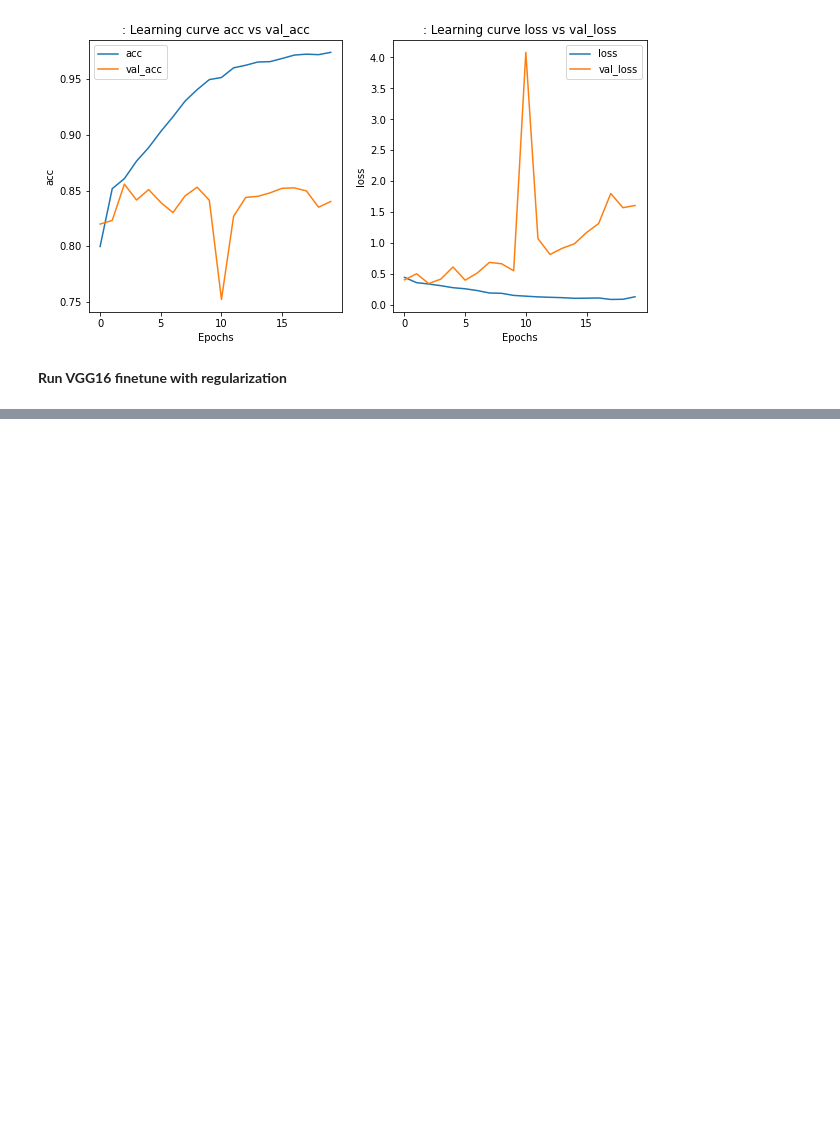
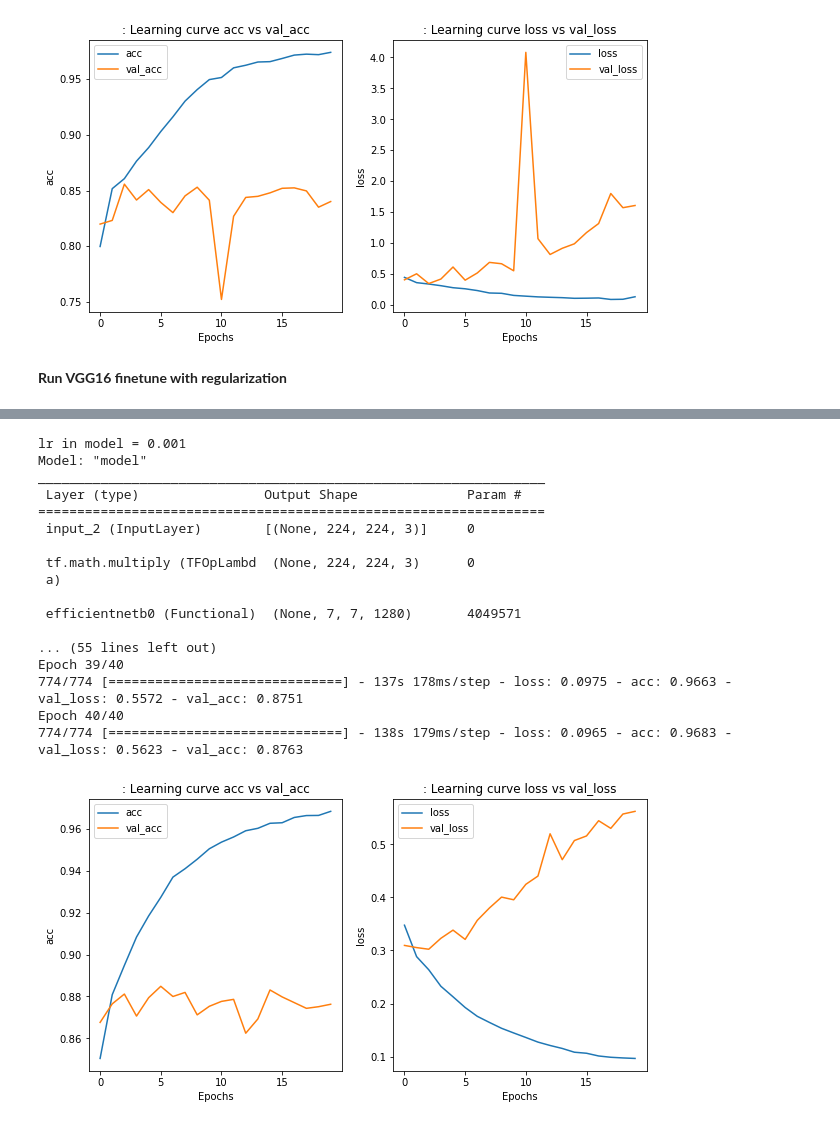
Before and after one commit to mayerantoine/disaster-damage-assessment-ml, a Jupyter notebook: notebooks/NewTrial.ipynb, the cells around one changed output, grey strips where cells are left out. Drawn from its saved outputs; the diff is of its cells as text; code cells hidden in the pictures; blank space fills up the shorter version.

```diff
--- a/notebooks/NewTrial.ipynb
+++ b/notebooks/NewTrial.ipynb
@@ -405,3 +414,66 @@ Epoch 28/40
+# %%
+from keras.applications.efficientnet import EfficientNetB0
+
+def get_efficient_model(lr=0.001):
+
+    tf.keras.backend.clear_session()
+    print(f"lr in model = {lr}")
+    pre_trained_model = EfficientNetB0(include_top=False,
+                                       weights='imagenet',
+                                       input_shape=(IMG_SIZE,IMG_SIZE,3))
+
+    pre_trained_model.trainable = False
+
+    inputs = layers.Input(shape=(IMG_SIZE,IMG_SIZE,3))
+    x = tf.keras.applications.efficientnet.preprocess_input(inputs * 255.0)
+    x = pre_trained_model(x,training= False)
+    x = layers.GlobalAveragePooling2D()(x)
+    x = layers.Dropout(0.2)(x)
+    x = layers.Dense(256,activation='relu')(x)
+    outputs = layers.Dense(1,activation='sigmoid')(x)
+
+    efficient_model = models.Model(inputs,outputs)
+    efficient_model.compile(optimizer = optimizers.RMSprop(learning_rate=lr),
+                            loss='binary_crossentropy',
+                            metrics=['acc'])
+
+    efficient_model.summary()
+
+    return efficient_model
+# %%
+EfficientNetB0_h = get_efficient_model()
+n_epochs = 20
+train_ds, valid_ds,test_ds,steps_per_epoch,validation_steps, = create_dataset(damage_path,'combined_data',
+                                        is_augment=False,batch_size=20,buffer_size=100)
+
+history = EfficientNetB0_h.fit(train_ds,
+                        initial_epoch=n_epochs,
+                        epochs=2*n_epochs,
+                        steps_per_epoch = steps_per_epoch,
+                        validation_data=valid_ds,
+                        validation_steps = validation_steps)
+
+
+subplot_learning_curve_d(history)
+# %% [output]
+lr in model = 0.001
+Model: "model"
+_________________________________________________________________
+ Layer (type)                Output Shape              Param #
+=================================================================
+ input_2 (InputLayer)        [(None, 224, 224, 3)]     0
+
+ tf.math.multiply (TFOpLambd  (None, 224, 224, 3)      0
+ a)
+
+ efficientnetb0 (Functional)  (None, 7, 7, 1280)       4049571
+
+... (55 lines left out)
+Epoch 39/40
+774/774 [==============================] - 137s 178ms/step - loss: 0.0975 - acc: 0.9663 - val_loss: 0.5572 - val_acc: 0.8751
+Epoch 40/40
+774/774 [==============================] - 138s 179ms/step - loss: 0.0965 - acc: 0.9683 - val_loss: 0.5623 - val_acc: 0.8763
+[figure, added]
 # %%
 def relevance_model(image_size):
     model = models.Sequential()
```
Also changed, not shown: parts of 4 cells of this notebook.
